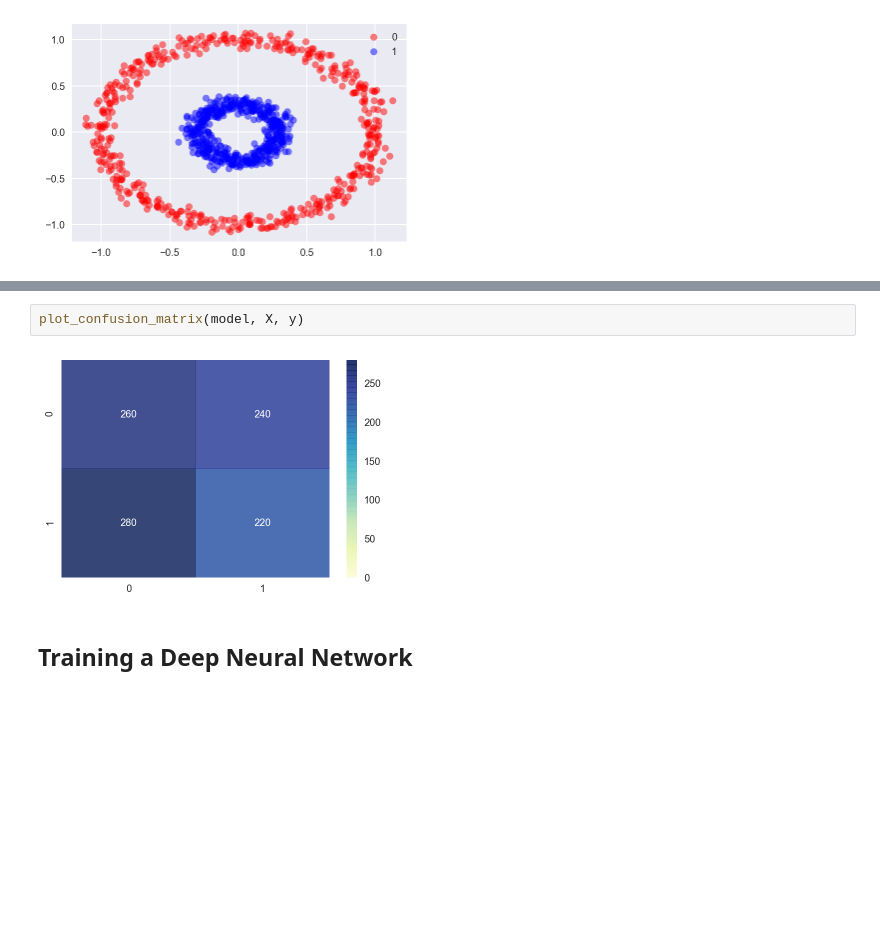
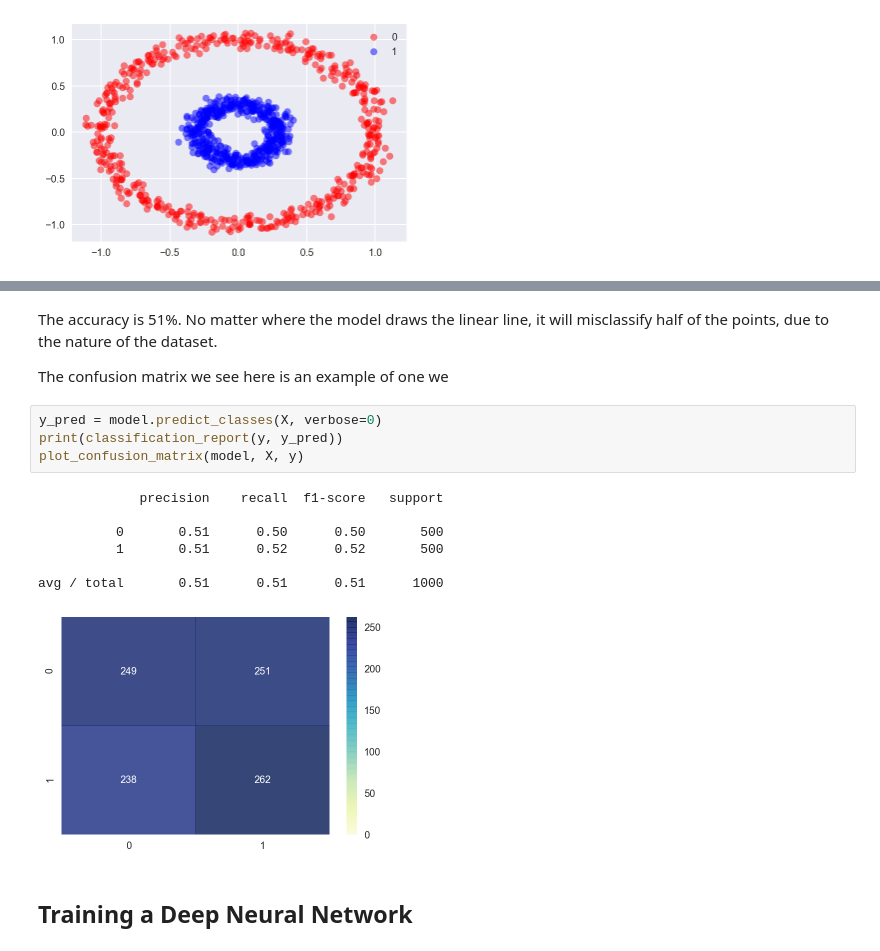
Before and after one commit to ardendertat/Applied-Deep-Learning-with-Keras, a Jupyter notebook: notebooks/Artificial Neural Networks.ipynb, the cells around one changed output, grey strips where cells are left out. Cells and saved outputs as stored; diff of their text form; blank space fills up the shorter version.

```diff
--- a/notebooks/Artificial Neural Networks.ipynb
+++ b/notebooks/Artificial Neural Networks.ipynb
@@ -241,7 +263,19 @@ plot_decision_boundary(lambda x: model.predict(x), X, y)
-# %%
-plot_confusion_matrix(model, X, y)
-# %% [output]
-[figure, removed]
+# %% [markdown]
+The accuracy is 51%. No matter where the model draws the linear line, it will misclassify half of the points, due to the nature of the dataset.
+
+The confusion matrix we see here is an example of one we
+# %%
+y_pred = model.predict_classes(X, verbose=0)
+print(classification_report(y, y_pred))
+plot_confusion_matrix(model, X, y)
+# %% [output]
+             precision    recall  f1-score   support
+
+          0       0.51      0.50      0.50       500
+          1       0.51      0.52      0.52       500
+
+avg / total       0.51      0.51      0.51      1000
+[figure, added]
 # %% [markdown]
 ## Training a Deep Neural Network
 # %% [markdown]
```
Also changed, not shown: parts of 16 cells of this notebook, 1 other file.
